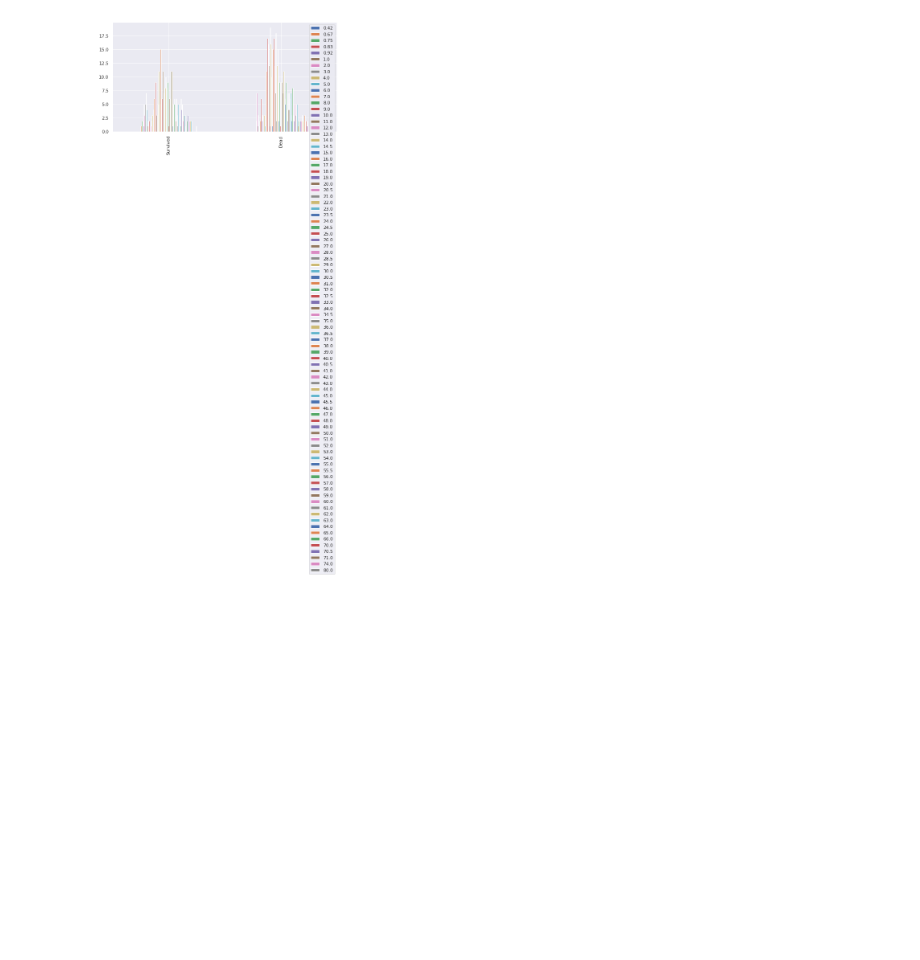
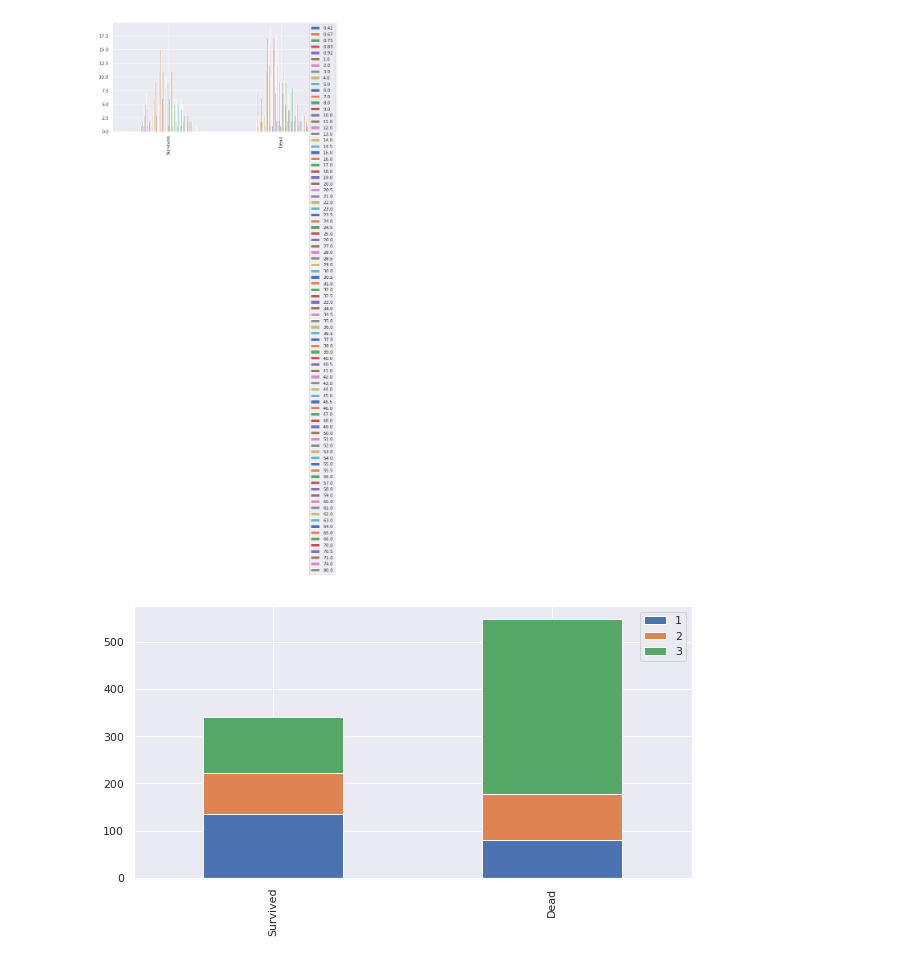
Before and after one commit to SkinkaDS/Titanic, a Jupyter notebook: thaynnara/titanic.ipynb, the cells around one changed output. Drawn from its saved outputs; the diff is of its cells as text; code cells hidden in the pictures; blank space fills up the shorter version.

```diff
--- a/thaynnara/titanic.ipynb
+++ b/thaynnara/titanic.ipynb
@@ -222,3 +222,7 @@ bar_chart("Age", True)
 bar_chart("Age", False)
 # %% [output]
 [figure]
+# %%
+bar_chart("Pclass", True)
+# %% [output]
+[figure, added]
```
Also changed, not shown: parts of 3 cells of this notebook.
